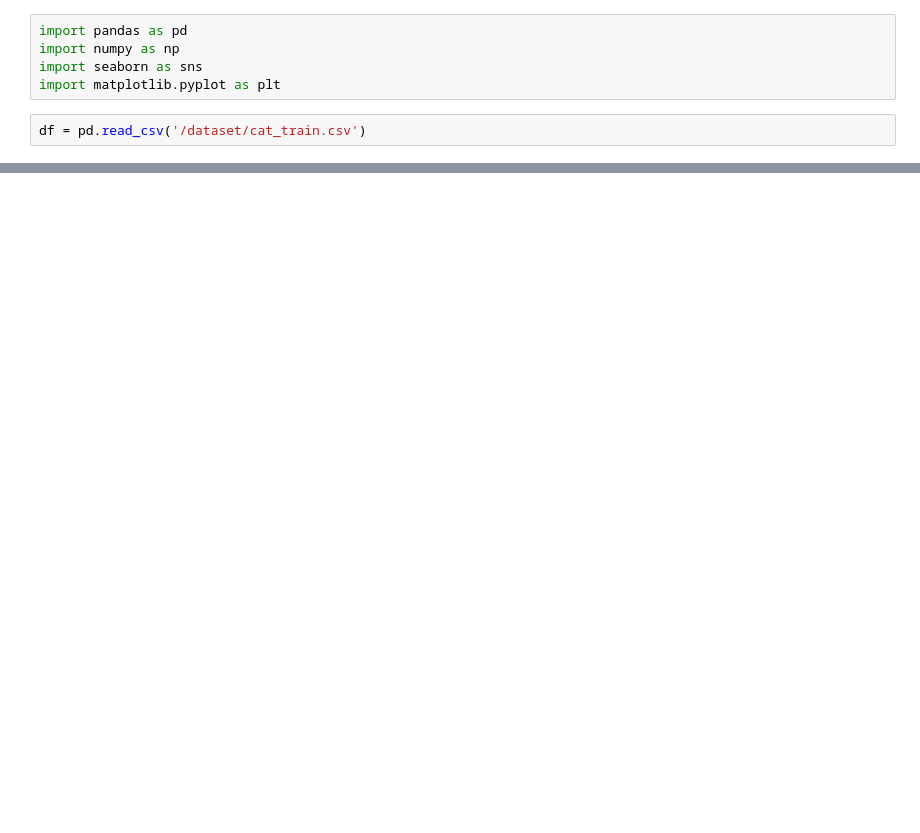
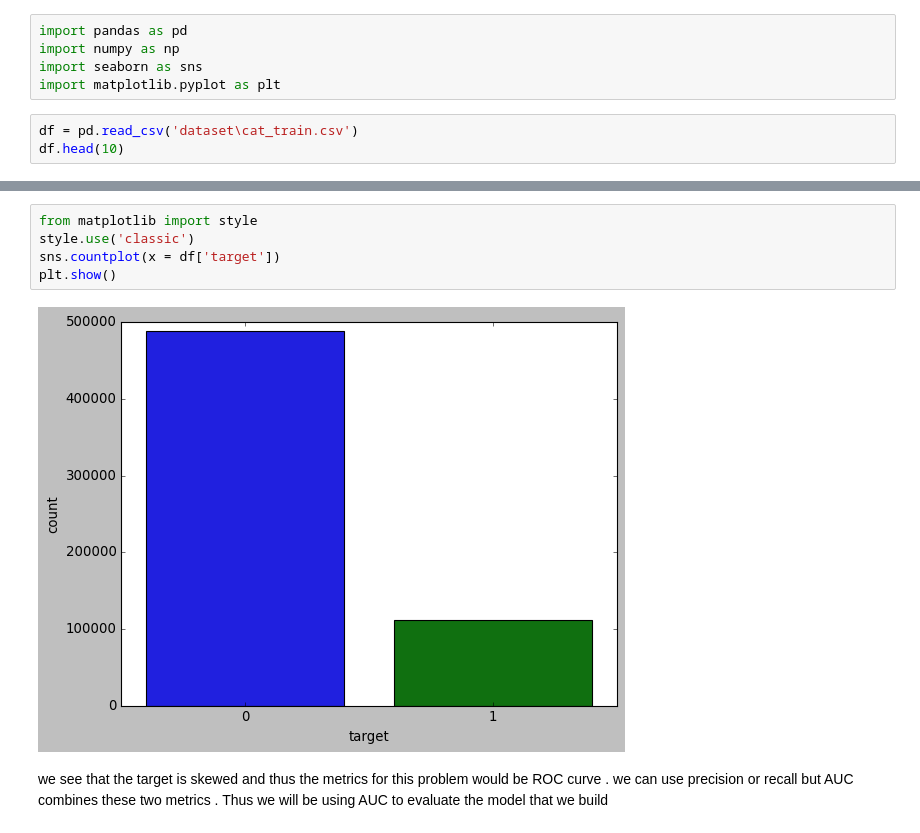
Before and after one commit to iwasbugged/machine_learning_from_scratch, a Jupyter notebook: approaching_categorical_variable.ipynb, the cells around one changed output, grey strips where cells are left out. Cells and saved outputs as stored; diff of their text form; blank space fills up the shorter version.

```diff
--- a/approaching_categorical_variable.ipynb
+++ b/approaching_categorical_variable.ipynb
@@ -4,5 +4,6 @@ import numpy as np
 import seaborn as sns
 import matplotlib.pyplot as plt
 # %%
-df = pd.read_csv('/dataset/cat_train.csv')
+df = pd.read_csv('dataset\cat_train.csv')
+df.head(10)
 # %% [output]
@@ -9,0 +36,9 @@ FileNotFoundError: [Errno 2] File /dataset/cat_train.csv does not exist: '/datas
+# %%
+from matplotlib import style
+style.use('classic')
+sns.countplot(x = df['target'])
+plt.show()
+# %% [output]
+[figure, added]
+# %% [markdown]
+ we see that the target is skewed and thus the metrics for this problem would be ROC curve . we can use precision or recall but  AUC combines these two metrics .  Thus we will be using AUC to evaluate the model that we build
```
Also changed, not shown: parts of 9 cells of this notebook.
